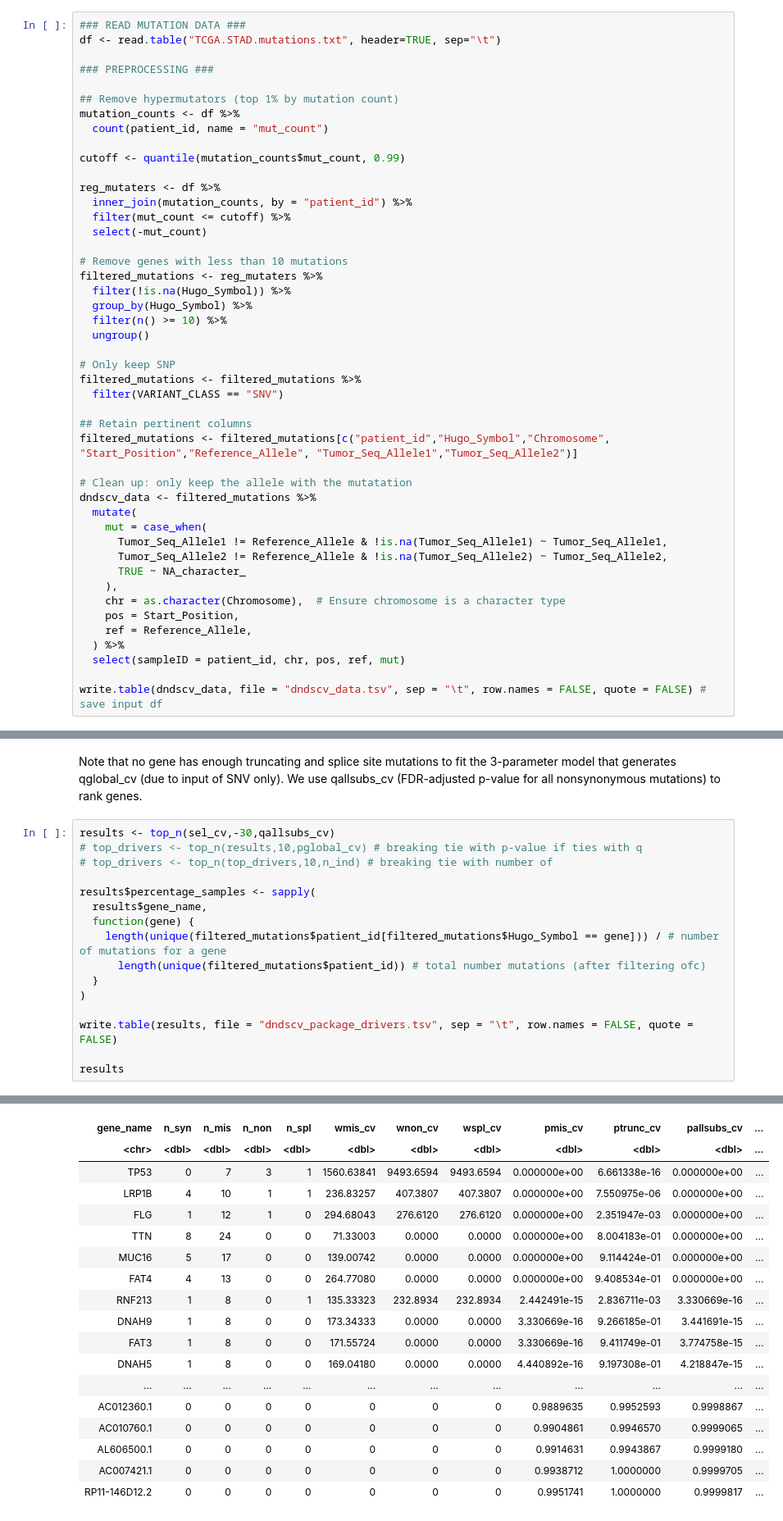
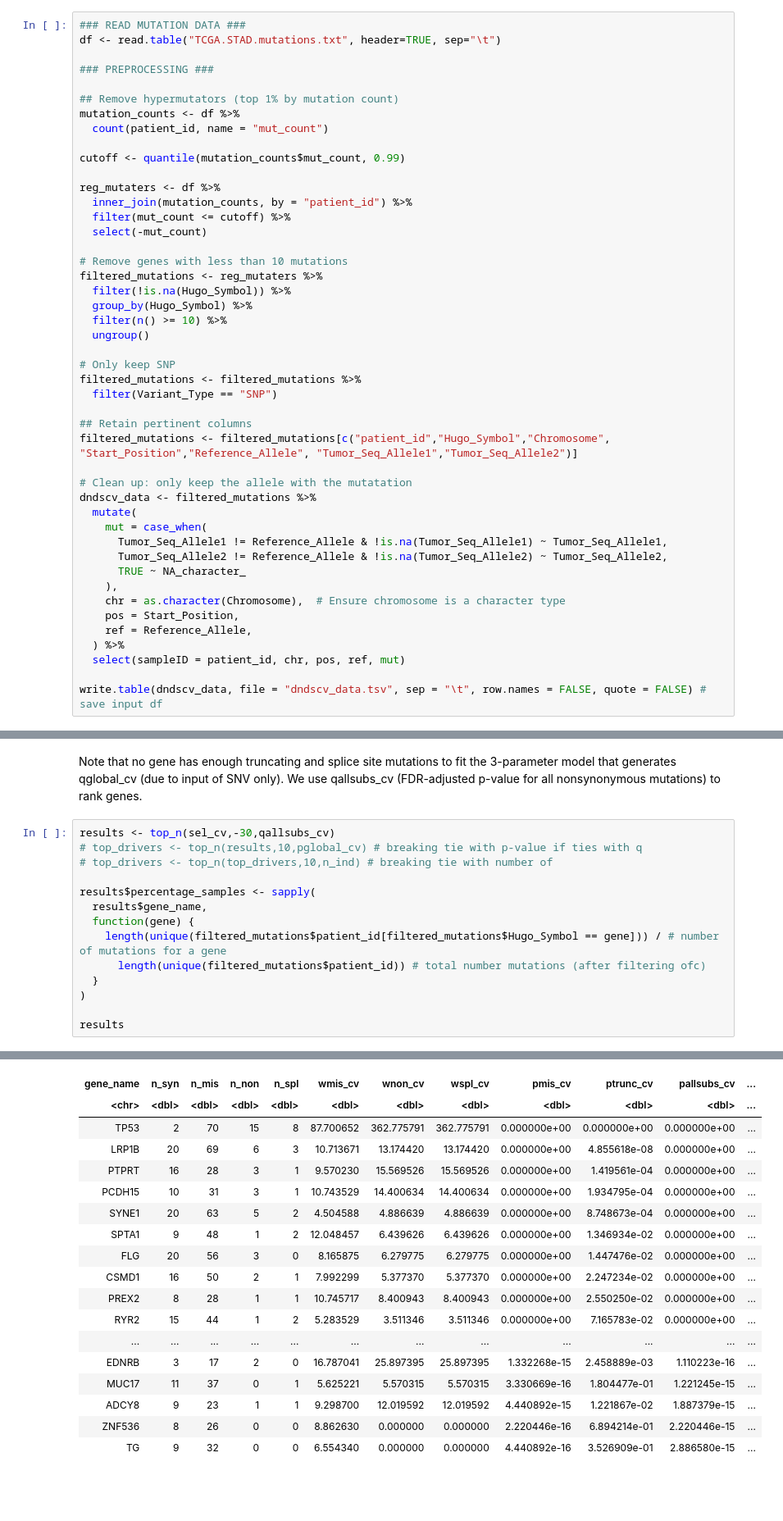
Before and after one commit to anl078/ECE204Repo, a Jupyter notebook: project2/R_dNdScv.ipynb, the cells around one changed output, grey strips where cells are left out. Shown at 82% size. Saved outputs shown, nothing was run; the diff lists cells and outputs as text; blank space fills up the shorter version.

```diff
--- a/project2/R_dNdScv.ipynb
+++ b/project2/R_dNdScv.ipynb
@@ -110,7 +57,7 @@ filtered_mutations <- reg_mutaters %>%
 
 # Only keep SNP
 filtered_mutations <- filtered_mutations %>%
-  filter(VARIANT_CLASS == "SNV")
+  filter(Variant_Type == "SNP")
 
 ## Retain pertinent columns
 filtered_mutations <- filtered_mutations[c("patient_id","Hugo_Symbol","Chromosome", "Start_Position","Reference_Allele", "Tumor_Seq_Allele1","Tumor_Seq_Allele2")]
@@ -188,7 +135,5 @@ results$percentage_samples <- sapply(
   }
 )
 
-write.table(results, file = "dndscv_package_drivers.tsv", sep = "\t", row.names = FALSE, quote = FALSE)
-
 results
 # %% [output]
@@ -196,21 +141,21 @@ A data.frame: 20091 × 15
 | gene_name | n_syn | n_mis | n_non | n_spl | wmis_cv | wnon_cv | wspl_cv | pmis_cv | ptrunc_cv | pallsubs_cv | ... |
 | <chr> | <dbl> | <dbl> | <dbl> | <dbl> | <dbl> | <dbl> | <dbl> | <dbl> | <dbl> | <dbl> | ... |
-| TP53 | 0 | 7 | 3 | 1 | 1560.63841 | 9493.6594 | 9493.6594 | 0.000000e+00 | 6.661338e-16 | 0.000000e+00 | ... |
-| LRP1B | 4 | 10 | 1 | 1 | 236.83257 | 407.3807 | 407.3807 | 0.000000e+00 | 7.550975e-06 | 0.000000e+00 | ... |
-| FLG | 1 | 12 | 1 | 0 | 294.68043 | 276.6120 | 276.6120 | 0.000000e+00 | 2.351947e-03 | 0.000000e+00 | ... |
-| TTN | 8 | 24 | 0 | 0 | 71.33003 | 0.0000 | 0.0000 | 0.000000e+00 | 8.004183e-01 | 0.000000e+00 | ... |
-| MUC16 | 5 | 17 | 0 | 0 | 139.00742 | 0.0000 | 0.0000 | 0.000000e+00 | 9.114424e-01 | 0.000000e+00 | ... |
-| FAT4 | 4 | 13 | 0 | 0 | 264.77080 | 0.0000 | 0.0000 | 0.000000e+00 | 9.408534e-01 | 0.000000e+00 | ... |
-| RNF213 | 1 | 8 | 0 | 1 | 135.33323 | 232.8934 | 232.8934 | 2.442491e-15 | 2.836711e-03 | 3.330669e-16 | ... |
-| DNAH9 | 1 | 8 | 0 | 0 | 173.34333 | 0.0000 | 0.0000 | 3.330669e-16 | 9.266185e-01 | 3.441691e-15 | ... |
-| FAT3 | 1 | 8 | 0 | 0 | 171.55724 | 0.0000 | 0.0000 | 3.330669e-16 | 9.411749e-01 | 3.774758e-15 | ... |
-| DNAH5 | 1 | 8 | 0 | 0 | 169.04180 | 0.0000 | 0.0000 | 4.440892e-16 | 9.197308e-01 | 4.218847e-15 | ... |
+| TP53 | 2 | 70 | 15 | 8 | 87.700652 | 362.775791 | 362.775791 | 0.000000e+00 | 0.000000e+00 | 0.000000e+00 | ... |
+| LRP1B | 20 | 69 | 6 | 3 | 10.713671 | 13.174420 | 13.174420 | 0.000000e+00 | 4.855618e-08 | 0.000000e+00 | ... |
+| PTPRT | 16 | 28 | 3 | 1 | 9.570230 | 15.569526 | 15.569526 | 0.000000e+00 | 1.419561e-04 | 0.000000e+00 | ... |
+| PCDH15 | 10 | 31 | 3 | 1 | 10.743529 | 14.400634 | 14.400634 | 0.000000e+00 | 1.934795e-04 | 0.000000e+00 | ... |
+| SYNE1 | 20 | 63 | 5 | 2 | 4.504588 | 4.886639 | 4.886639 | 0.000000e+00 | 8.748673e-04 | 0.000000e+00 | ... |
+| SPTA1 | 9 | 48 | 1 | 2 | 12.048457 | 6.439626 | 6.439626 | 0.000000e+00 | 1.346934e-02 | 0.000000e+00 | ... |
+| FLG | 20 | 56 | 3 | 0 | 8.165875 | 6.279775 | 6.279775 | 0.000000e+00 | 1.447476e-02 | 0.000000e+00 | ... |
+| CSMD1 | 16 | 50 | 2 | 1 | 7.992299 | 5.377370 | 5.377370 | 0.000000e+00 | 2.247234e-02 | 0.000000e+00 | ... |
+| PREX2 | 8 | 28 | 1 | 1 | 10.745717 | 8.400943 | 8.400943 | 0.000000e+00 | 2.550250e-02 | 0.000000e+00 | ... |
+| RYR2 | 15 | 44 | 1 | 2 | 5.283529 | 3.511346 | 3.511346 | 0.000000e+00 | 7.165783e-02 | 0.000000e+00 | ... |
 | ... | ... | ... | ... | ... | ... | ... | ... | ... | ... | ... | ... |
-| AC012360.1 | 0 | 0 | 0 | 0 | 0 | 0 | 0 | 0.9889635 | 0.9952593 | 0.9998867 | ... |
-| AC010760.1 | 0 | 0 | 0 | 0 | 0 | 0 | 0 | 0.9904861 | 0.9946570 | 0.9999065 | ... |
-| AL606500.1 | 0 | 0 | 0 | 0 | 0 | 0 | 0 | 0.9914631 | 0.9943867 | 0.9999180 | ... |
-| AC007421.1 | 0 | 0 | 0 | 0 | 0 | 0 | 0 | 0.9938712 | 1.0000000 | 0.9999705 | ... |
-| RP11-146D12.2 | 0 | 0 | 0 | 0 | 0 | 0 | 0 | 0.9951741 | 1.0000000 | 0.9999817 | ... |
+| EDNRB | 3 | 17 | 2 | 0 | 16.787041 | 25.897395 | 25.897395 | 1.332268e-15 | 2.458889e-03 | 1.110223e-16 | ... |
+| MUC17 | 11 | 37 | 0 | 1 | 5.625221 | 5.570315 | 5.570315 | 3.330669e-16 | 1.804477e-01 | 1.221245e-15 | ... |
+| ADCY8 | 9 | 23 | 1 | 1 | 9.298700 | 12.019592 | 12.019592 | 4.440892e-15 | 1.221867e-02 | 1.887379e-15 | ... |
+| ZNF536 | 8 | 26 | 0 | 0 | 8.862630 | 0.000000 | 0.000000 | 2.220446e-16 | 6.894214e-01 | 2.220446e-15 | ... |
+| TG | 9 | 32 | 0 | 0 | 6.554340 | 0.000000 | 0.000000 | 4.440892e-16 | 3.526909e-01 | 2.886580e-15 | ... |
 # %%
 signif_genes = results[results$qallsubs_cv<0.1, c("gene_name","qallsubs_cv","percentage_samples")]
 rownames(signif_genes) = NULL
```
Also changed, not shown: parts of 10 cells of this notebook.
